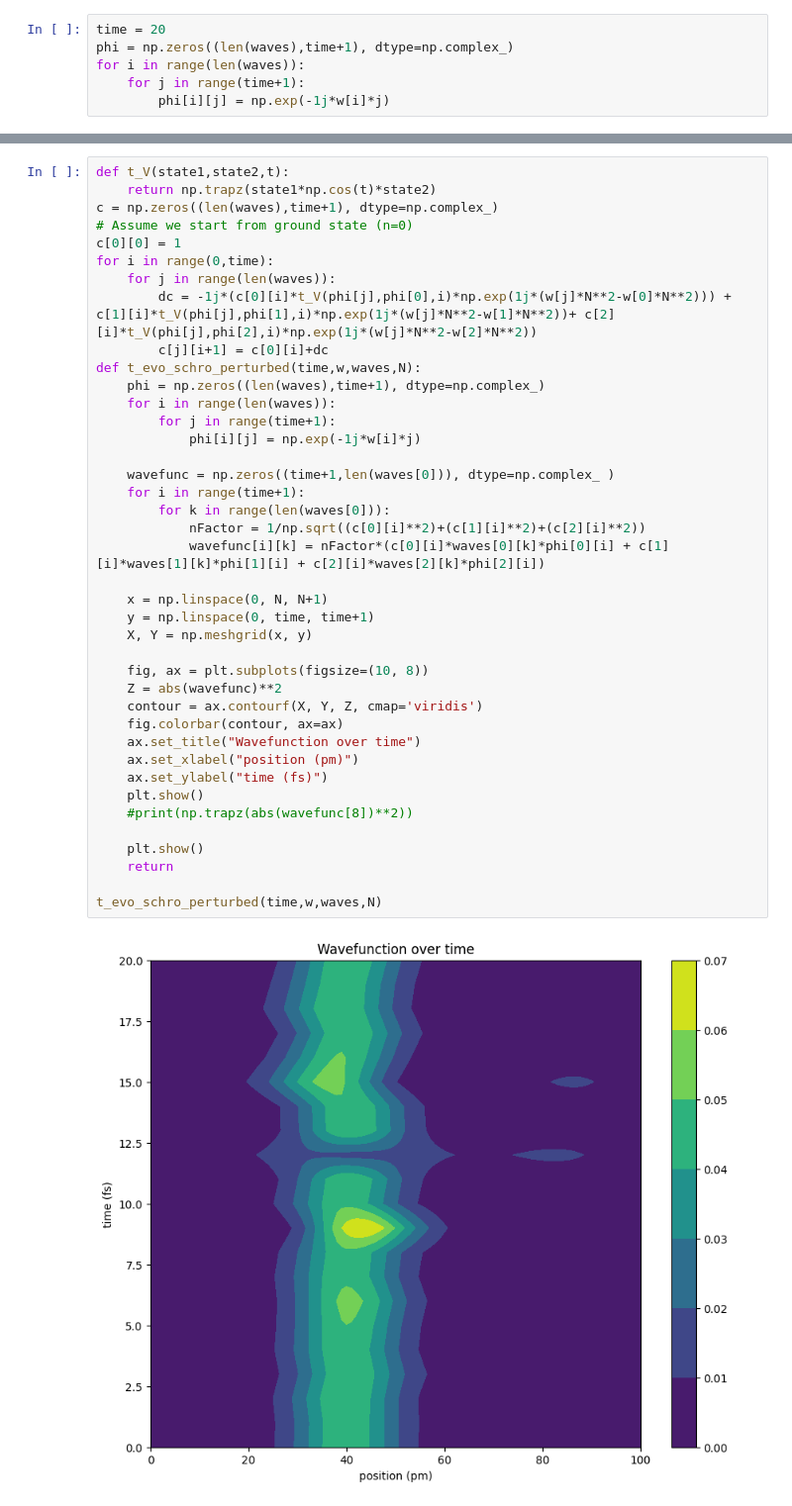
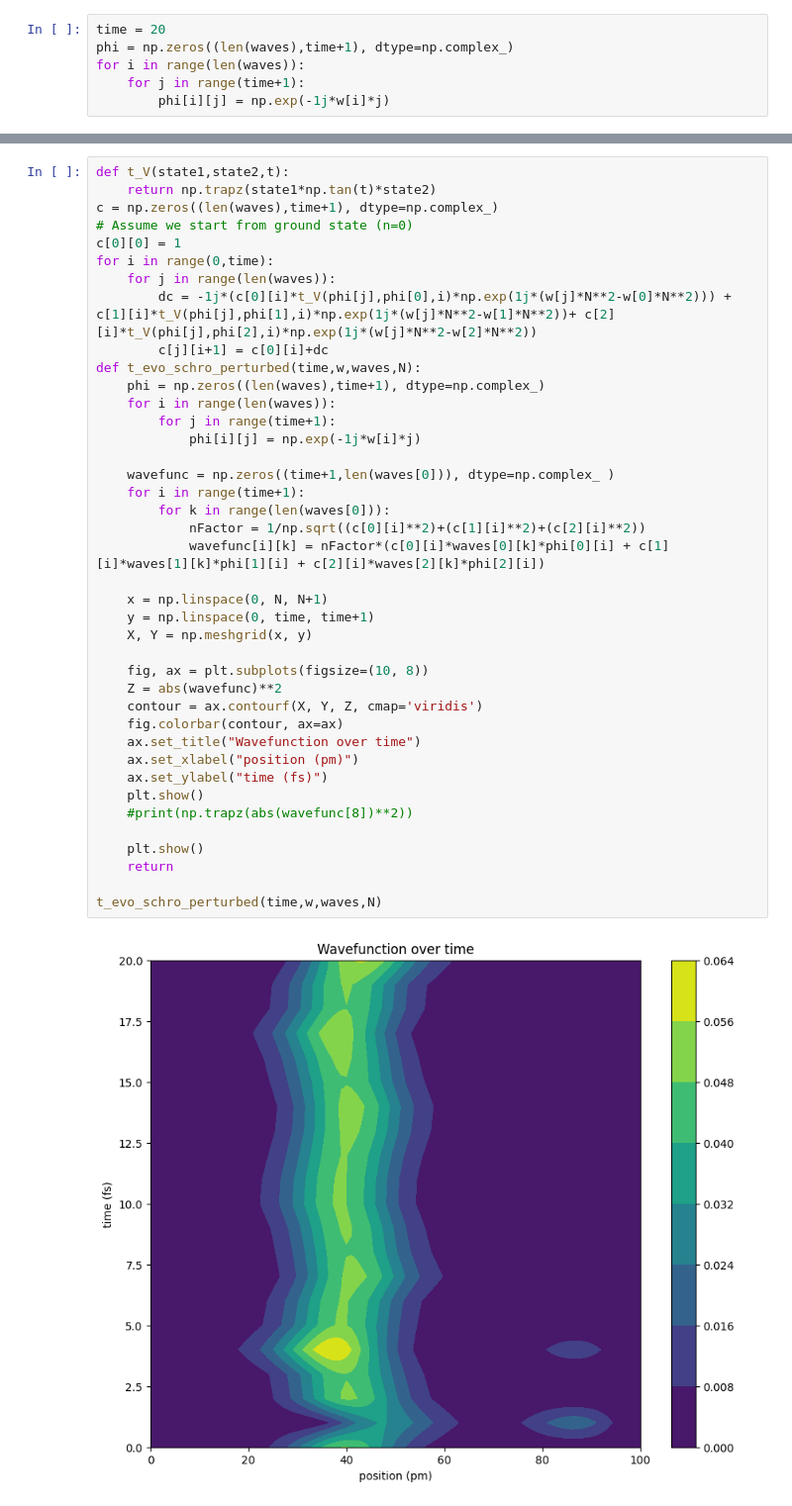
Before and after one commit to Icho2/Computational_Chemistry, a Jupyter notebook: FINAL_PROJECT/Main.ipynb, the cells around one changed output, grey strips where cells are left out. Shown at 99% size. Saved outputs shown, nothing was run; the diff lists cells and outputs as text.

```diff
--- a/FINAL_PROJECT/Main.ipynb
+++ b/FINAL_PROJECT/Main.ipynb
@@ -153,7 +153,7 @@ t_evo_schro(time,w,waves,N)
 ### $\frac{dc_n}{dt} = \frac{1}{i\hbar} \sum_{m} V'_{nm} e^{i \omega_{nm} t} c_m(t)$
 # %%
 def t_V(state1,state2,t):
-    return np.trapz(state1*np.cos(t)*state2)
+    return np.trapz(state1*np.tan(t)*state2)
 c = np.zeros((len(waves),time+1), dtype=np.complex_)
 # Assume we start from ground state (n=0)
 c[0][0] = 1
@@ -165,31 +165,31 @@ def t_evo_schro_perturbed(time,w,waves,N):
     phi = np.zeros((len(waves),time+1), dtype=np.complex_)
     for i in range(len(waves)):
         for j in range(time+1):
             phi[i][j] = np.exp(-1j*w[i]*j)
 
     wavefunc = np.zeros((time+1,len(waves[0])), dtype=np.complex_ )
     for i in range(time+1):
         for k in range(len(waves[0])):
             nFactor = 1/np.sqrt((c[0][i]**2)+(c[1][i]**2)+(c[2][i]**2))
             wavefunc[i][k] = nFactor*(c[0][i]*waves[0][k]*phi[0][i] + c[1][i]*waves[1][k]*phi[1][i] + c[2][i]*waves[2][k]*phi[2][i])
 
     x = np.linspace(0, N, N+1)
     y = np.linspace(0, time, time+1)
     X, Y = np.meshgrid(x, y)
 
     fig, ax = plt.subplots(figsize=(10, 8))
     Z = abs(wavefunc)**2
     contour = ax.contourf(X, Y, Z, cmap='viridis')
     fig.colorbar(contour, ax=ax)
     ax.set_title("Wavefunction over time")
     ax.set_xlabel("position (pm)")
     ax.set_ylabel("time (fs)")
     plt.show()
     #print(np.trapz(abs(wavefunc[8])**2))
 
     plt.show()
     return
 
 t_evo_schro_perturbed(time,w,waves,N)
 # %% [output]
-[figure, old version]
+[figure, new version]
```
